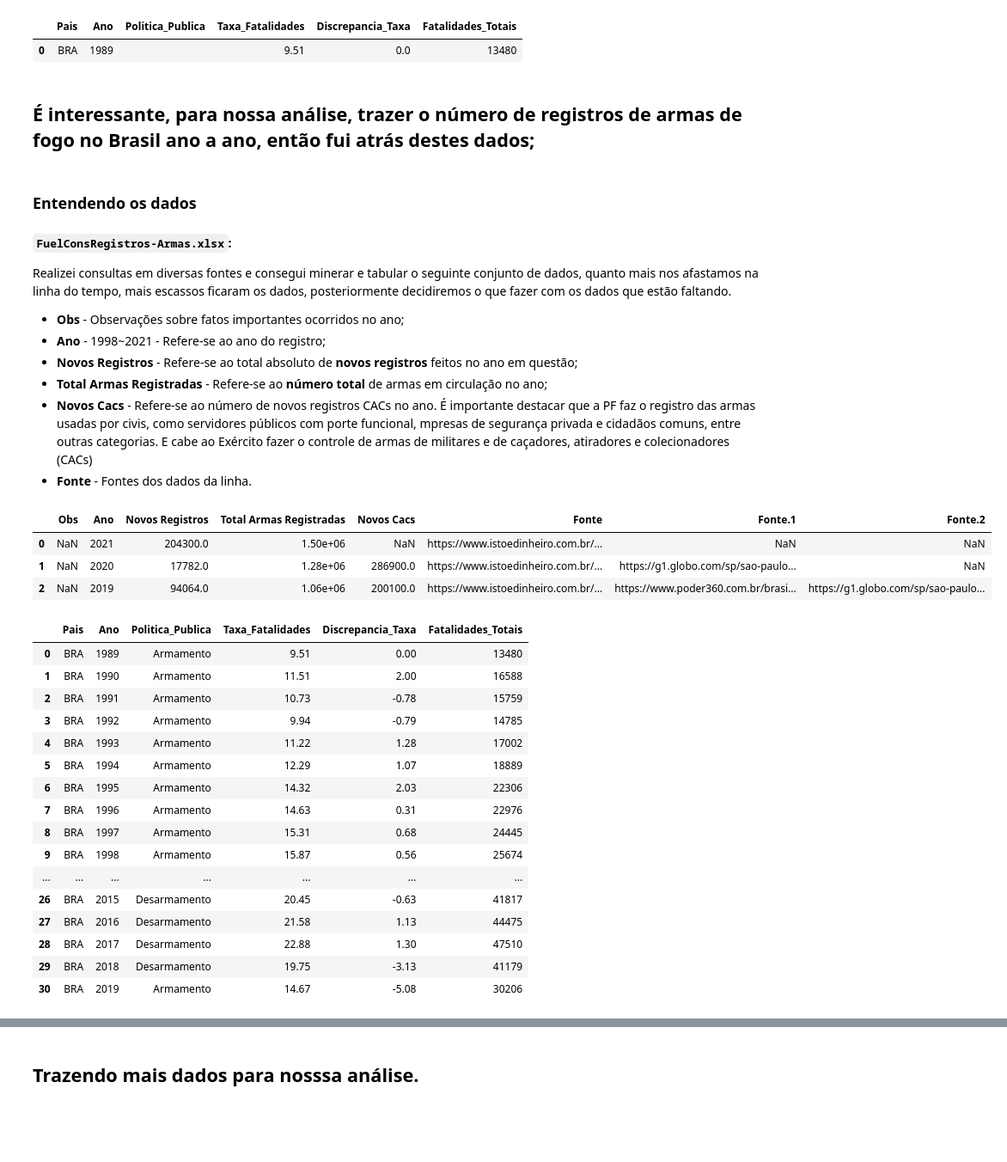
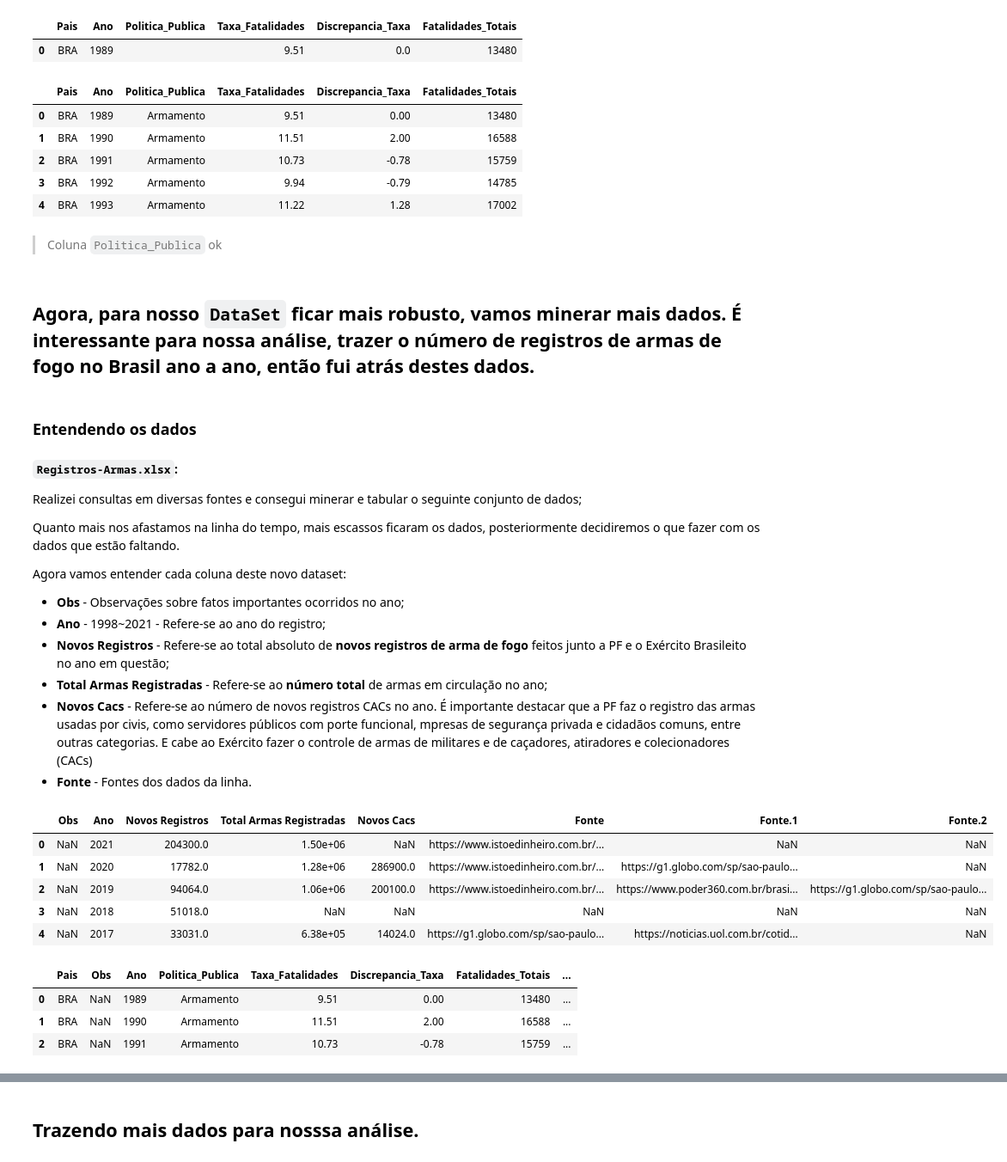
Before and after one commit to kauebr/Portifolio-Desarmamento-Brasil, a Jupyter notebook: Desarmamento Brasil.ipynb, the cells around one changed output, grey strips where cells are left out. Shown: that part at 86% size. Saved outputs shown, nothing was run; the diff lists cells and outputs as text; code cells hidden in the pictures; blank space fills up the shorter version.

```diff
--- a/Desarmamento Brasil.ipynb
+++ b/Desarmamento Brasil.ipynb
@@ -348,49 +352,45 @@ for contador in range(0, len(df_UF)): # Contador lina a linha no dataframe UF
         df_UF.at[contador, 'Politica_Publica'] = 'Desarmamento'
     else:
         df_UF.at[contador, 'Politica_Publica'] = 'Armamento'
+# %%
+df.head(5) # verificando como ficou
+# %% [output]
+|  | Pais | Ano | Politica_Publica | Taxa_Fatalidades | Discrepancia_Taxa | Fatalidades_Totais |
+| 0 | BRA | 1989 | Armamento | 9.51 | 0.00 | 13480 |
+| 1 | BRA | 1990 | Armamento | 11.51 | 2.00 | 16588 |
+| 2 | BRA | 1991 | Armamento | 10.73 | -0.78 | 15759 |
+| 3 | BRA | 1992 | Armamento | 9.94 | -0.79 | 14785 |
+| 4 | BRA | 1993 | Armamento | 11.22 | 1.28 | 17002 |
+# %% [markdown]
+>Coluna `Politica_Publica` ok
 # %% [markdown]
-## É interessante, para nossa análise, trazer o número de registros de armas de fogo no Brasil ano a ano, então fui atrás destes dados;
+## Agora, para nosso `DataSet` ficar mais robusto, vamos minerar mais dados. É interessante para nossa análise, trazer o número de registros de armas de fogo no Brasil ano a ano, então fui atrás destes dados.
 # %% [markdown]
 ### Entendendo os dados
 
-#### `FuelConsRegistros-Armas.xlsx`:
+#### `Registros-Armas.xlsx`:
 
 
-Realizei consultas em diversas fontes e consegui minerar e tabular o seguinte conjunto de dados, quanto mais nos afastamos na linha do tempo, mais escassos ficaram os dados, posteriormente decidiremos o que fazer com os dados que estão faltando.
+Realizei consultas em diversas fontes e consegui minerar e tabular o seguinte conjunto de dados;
+
+Quanto mais nos afastamos na linha do tempo, mais escassos ficaram os dados, posteriormente decidiremos o que fazer com os dados que estão faltando.
+
+Agora vamos entender cada coluna deste novo dataset:
 
 
 *   **Obs** - Observações sobre fatos importantes ocorridos no ano;
 *   **Ano** - 1998~2021 - Refere-se ao ano do registro;
-*   **Novos Registros** - Refere-se ao total absoluto de **novos registros** feitos no ano em questão;
+*   **Novos Registros** - Refere-se ao total absoluto de **novos registros de arma de fogo** feitos junto a PF e o Exército Brasileito no ano em questão;
 *   **Total Armas Registradas** - Refere-se ao **número total** de armas em circulação no ano;
 *   **Novos Cacs** - Refere-se ao número de novos registros CACs no ano. É importante destacar que a PF faz o registro das armas usadas por civis, como servidores públicos com porte funcional,  mpresas de segurança privada e cidadãos comuns, entre outras categorias. E cabe ao Exército fazer o controle de armas de militares e de caçadores, atiradores e colecionadores (CACs)
 *  **Fonte** - Fontes dos dados da linha.
-# %%
-## Importando Conjunto de dados:
-df_auxiliar = pd.read_excel('Registros-Armas.xlsx')
-df_auxiliar.head(3)
-# %% [output]
-|  | Obs | Ano | Novos Registros | Total Armas Registradas | Novos Cacs | Fonte | Fonte.1 | Fonte.2 |
-| 0 | NaN | 2021 | 204300.0 | 1.50e+06 | NaN | https://www.istoedinheiro.com.br/... | NaN | NaN |
-| 1 | NaN | 2020 | 17782.0 | 1.28e+06 | 286900.0 | https://www.istoedinheiro.com.br/... | https://g1.globo.com/sp/sao-paulo... | NaN |
-| 2 | NaN | 2019 | 94064.0 | 1.06e+06 | 200100.0 | https://www.istoedinheiro.com.br/... | https://www.poder360.com.br/brasi... | https://g1.globo.com/sp/sao-paulo... |
-# %%
-df
-# %% [output]
-|  | Pais | Ano | Politica_Publica | Taxa_Fatalidades | Discrepancia_Taxa | Fatalidades_Totais |
-| 0 | BRA | 1989 | Armamento | 9.51 | 0.00 | 13480 |
-| 1 | BRA | 1990 | Armamento | 11.51 | 2.00 | 16588 |
-| 2 | BRA | 1991 | Armamento | 10.73 | -0.78 | 15759 |
-| 3 | BRA | 1992 | Armamento | 9.94 | -0.79 | 14785 |
-| 4 | BRA | 1993 | Armamento | 11.22 | 1.28 | 17002 |
-| 5 | BRA | 1994 | Armamento | 12.29 | 1.07 | 18889 |
-| 6 | BRA | 1995 | Armamento | 14.32 | 2.03 | 22306 |
-| 7 | BRA | 1996 | Armamento | 14.63 | 0.31 | 22976 |
-| 8 | BRA | 1997 | Armamento | 15.31 | 0.68 | 24445 |
-| 9 | BRA | 1998 | Armamento | 15.87 | 0.56 | 25674 |
-| ... | ... | ... | ... | ... | ... | ... |
-| 26 | BRA | 2015 | Desarmamento | 20.45 | -0.63 | 41817 |
-| 27 | BRA | 2016 | Desarmamento | 21.58 | 1.13 | 44475 |
-| 28 | BRA | 2017 | Desarmamento | 22.88 | 1.30 | 47510 |
-| 29 | BRA | 2018 | Desarmamento | 19.75 | -3.13 | 41179 |
-| 30 | BRA | 2019 | Armamento | 14.67 | -5.08 | 30206 |
+# %%
+df_auxiliar = pd.read_excel('Registros-Armas.xlsx') # Importando novo conjunto de dados:
+df_auxiliar.head(5) # Dando uma olhada nos dados novos
+# %% [output]
+|  | Obs | Ano | Novos Registros | Total Armas Registradas | Novos Cacs | Fonte | Fonte.1 | Fonte.2 |
+| 0 | NaN | 2021 | 204300.0 | 1.50e+06 | NaN | https://www.istoedinheiro.com.br/... | NaN | NaN |
+| 1 | NaN | 2020 | 17782.0 | 1.28e+06 | 286900.0 | https://www.istoedinheiro.com.br/... | https://g1.globo.com/sp/sao-paulo... | NaN |
+| 2 | NaN | 2019 | 94064.0 | 1.06e+06 | 200100.0 | https://www.istoedinheiro.com.br/... | https://www.poder360.com.br/brasi... | https://g1.globo.com/sp/sao-paulo... |
+| 3 | NaN | 2018 | 51018.0 | NaN | NaN | NaN | NaN | NaN |
+| 4 | NaN | 2017 | 33031.0 | 6.38e+05 | 14024.0 | https://g1.globo.com/sp/sao-paulo... | https://noticias.uol.com.br/cotid... | NaN |
@@ -396,0 +403,8 @@ df
+# %%
+# Verificando se os dados foram alocados corretamentes no nosso dataframe original
+df.head(3)
+# %% [output]
+|  | Pais | Obs | Ano | Politica_Publica | Taxa_Fatalidades | Discrepancia_Taxa | Fatalidades_Totais | ... |
+| 0 | BRA | NaN | 1989 | Armamento | 9.51 | 0.00 | 13480 | ... |
+| 1 | BRA | NaN | 1990 | Armamento | 11.51 | 2.00 | 16588 | ... |
+| 2 | BRA | NaN | 1991 | Armamento | 10.73 | -0.78 | 15759 | ... |
```
Also changed, not shown: parts of 6 cells of this notebook.
